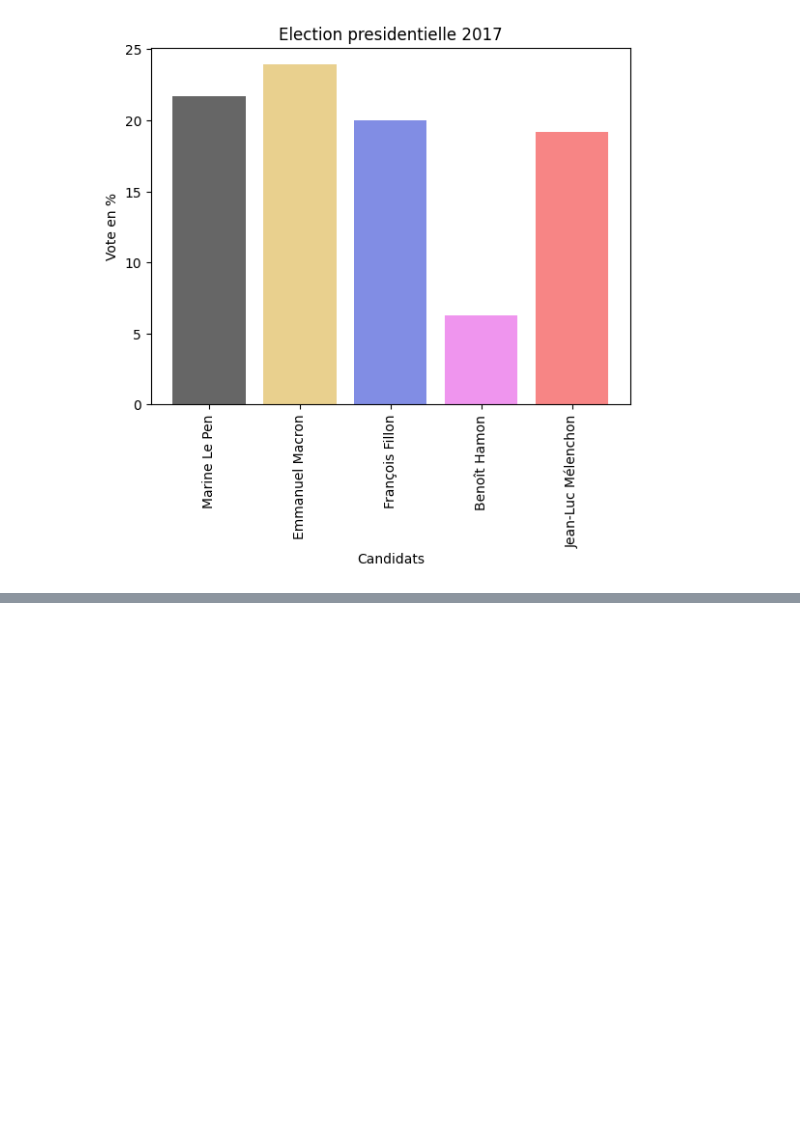
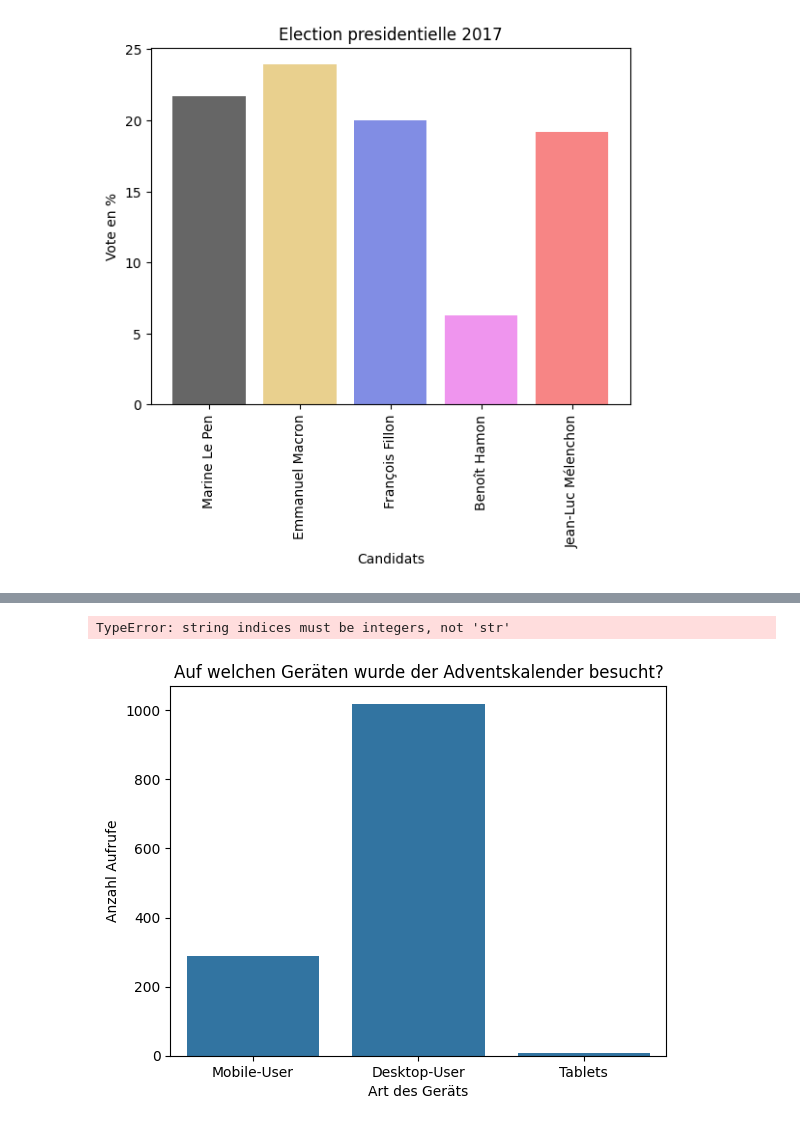
Before and after one commit to oezilot/Auswertung-Adventskalender, a Jupyter notebook: Statistiken (Notebook)/notebook_adventskalender.ipynb, the cells around one changed output, grey strips where cells are left out. Saved outputs shown, nothing was run; the diff lists cells and outputs as text; code cells hidden in the pictures; blank space fills up the shorter version.

```diff
--- a/Statistiken (Notebook)/notebook_adventskalender.ipynb
+++ b/Statistiken (Notebook)/notebook_adventskalender.ipynb
@@ -162,0 +159,12 @@ Durchschnittliche tägliche Aufrufe bis 24. Dezember: 54.916666666666664
+# %%
+#-------------- Allg. wie viele zeilen gitb es mit wert x für kolonne y
+def anzahl_kolonnen_für_x(kolonne_name, daten):
+    for zeile in daten:
+        zeile = zeile[kolonne_name]
+        return zeile
+anzahl_kolonnen_für_x("Browser", data)
+
+liste = data["Browser"]
+print(liste)
+# %% [output]
+TypeError: string indices must be integers, not 'str'
@@ -162,0 +175,66 @@ Durchschnittliche tägliche Aufrufe bis 24. Dezember: 54.916666666666664
+# %%
+#-------------- Welches nutzergerät war am beliebtesten (Mobile oder Desktop?)
+
+geräte_liste = data["Browser"]
+#gerät = geräte_liste[5]
+
+# die geräteliste aber formatiert sodass man auf einzelne elemente in der gerätezeilen zugreifen kann (listein einer liste!)
+def format_kolonne(log_kolonne_unformatiert):
+    formatted_list = []
+    for gerät in log_kolonne_unformatiert:
+        # Alle Klammern entfernen
+        gerät = gerät.replace("(", "").replace(")", "").replace(";", "")
+        # Immer da, wo es einen Abstand hat, wird die Liste gesplittet
+        gerät = gerät.split()
+        formatted_list.append(gerät)
+
+    return formatted_list
+#print(format_kolonne(geräte_liste)[2])
+
+
+list_list = format_kolonne(geräte_liste)
+
+# liste mit den verschiedenen möglichkeiten für das betriebsystem!
+def unique_devices(geräte_kolonne_formatiert):
+    devices = []
+    for i in geräte_kolonne_formatiert:
+        if len(i) > 1:
+            gerätename = i[1]
+            #print(gerätename)
+            #print(devices)
+            #print(gerätename)
+            if not gerätename in devices:
+                devices.append(gerätename)
+    #print(devices)
+    return devices
+#print(unique_devices(list_list))
+
+# alle log-zeiln herausprinten mit einem bestimmten gerät
+
+def listen_mit_aufrufen():
+    aufrufe = []
+
+    iphones = [i for i in list_list if len(i) > 1 and i[1] in ["iPhone", "Linux", "Android"]]
+    desktops = [i for i in list_list if len(i) > 1 and i[1] in ["Macintosh", "X11", "Windows"]]
+    ipads = [i for i in list_list if len(i) > 1 and i[1] == "iPad"]
+
+    aufrufe.append([len(iphones), len(desktops), len(ipads)])
+
+    #print(aufrufe)
+    return aufrufe
+
+
+# achsen des diagramms definieren
+x_achse_dev = ["Mobile-User", "Desktop-User", "Tablets"]
+y_achse_dev = [288, 1019, 8] # inhalt der liste aufrufe!
+
+# diagramm
+sns.barplot(x=x_achse_dev, y=y_achse_dev)
+
+plt.title('Auf welchen Geräten wurde der Adventskalender besucht?')
+plt.xlabel('Art des Geräts')
+plt.ylabel('Anzahl Aufrufe')
+
+plt.show()
+# %% [output]
+[figure, added]
```
Also changed, not shown: parts of 9 cells of this notebook, 1 other file.
